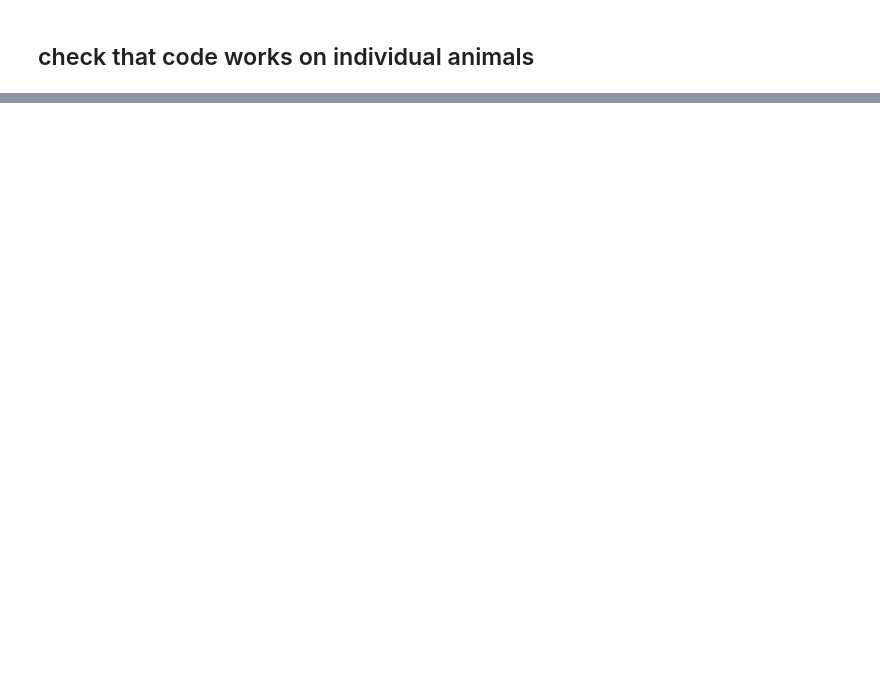
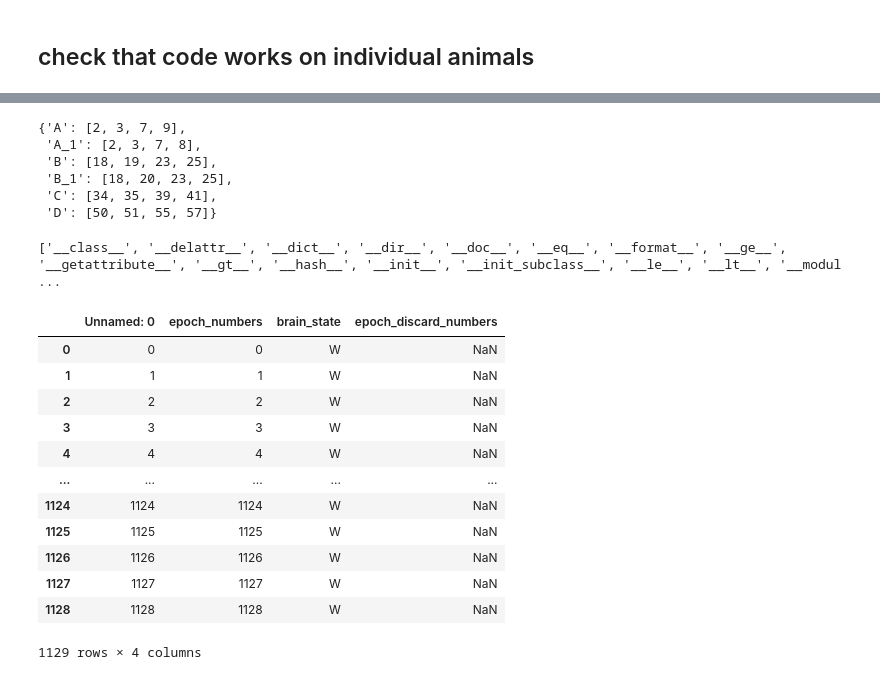
Before and after one commit to melissafasol/ef1_alpha, a Jupyter notebook: brain_state_extraction.ipynb, the cells around one changed output, grey strips where cells are left out. Saved outputs shown, nothing was run; the diff lists cells and outputs as text; code cells hidden in the pictures; blank space fills up the shorter version.

```diff
--- a/brain_state_extraction.ipynb
+++ b/brain_state_extraction.ipynb
@@ -14,4 +14,4 @@ raw_excel = pd.read_excel('grant_EEG_classification.xlsx', usecols = cols, heade
 # %%
 #list of animal ids
 column_names = list(raw_excel)
-animal_ids = [anim_id[0:8] for anim_id in column_names]
+animal_ids = [anim_id[0:10] for anim_id in column_names]
@@ -21,0 +18,4 @@ len(animal_ids)
+# %%
+#strip whitespace
+animal_ids = [id.replace(" ", "") for id in animal_ids]
+print(animal_ids)
@@ -180,0 +139,9 @@ timevalues_array = create_epoch_bins(test_check, epoch_indices)
+# %%
+channels_dict
+# %% [output]
+{'A': [2, 3, 7, 9],
+ 'A_1': [2, 3, 7, 8],
+ 'B': [18, 19, 23, 25],
+ 'B_1': [18, 20, 23, 25],
+ 'C': [34, 35, 39, 41],
+ 'D': [50, 51, 55, 57]}
@@ -180,0 +152,4 @@ timevalues_array = create_epoch_bins(test_check, epoch_indices)
+# %%
+ print (dir(ExtractBrainStateEF1ALPHA))
+# %% [output]
+['__class__', '__delattr__', '__dict__', '__dir__', '__doc__', '__eq__', '__format__', '__ge__', '__getattribute__', '__gt__', '__hash__', '__init__', '__init_subclass__', '__le__', '__lt__', '__modul ...
@@ -180,0 +159,26 @@ timevalues_array = create_epoch_bins(test_check, epoch_indices)
+# %%
+animal_id = '191125'
+letter = 'A'
+os.chdir('/home/melissa/PREPROCESSING/EF1_ALPHA/brain_state_folder')
+state_file_names = os.listdir('/home/melissa/PREPROCESSING/EF1_ALPHA/brain_state_folder')
+for file in state_file_names:
+    if file.startswith(animal_id) and file.endswith(letter + '_part_1.csv'):
+        part_1_brain_state = pd.read_csv(file)
+    if file.startswith(animal_id) and file.endswith(letter + '_part_2.csv'):
+        part_2_brain_state = pd.read_csv(file)
+# %%
+part_1_brain_state
+# %% [output]
+|  | Unnamed: 0 | epoch_numbers | brain_state | epoch_discard_numbers |
+| 0 | 0 | 0 | W | NaN |
+| 1 | 1 | 1 | W | NaN |
+| 2 | 2 | 2 | W | NaN |
+| 3 | 3 | 3 | W | NaN |
+| 4 | 4 | 4 | W | NaN |
+| ... | ... | ... | ... | ... |
+| 1124 | 1124 | 1124 | W | NaN |
+| 1125 | 1125 | 1125 | W | NaN |
+| 1126 | 1126 | 1126 | W | NaN |
+| 1127 | 1127 | 1127 | W | NaN |
+| 1128 | 1128 | 1128 | W | NaN |
+1129 rows × 4 columns
```
Also changed, not shown: parts of 21 cells of this notebook.
